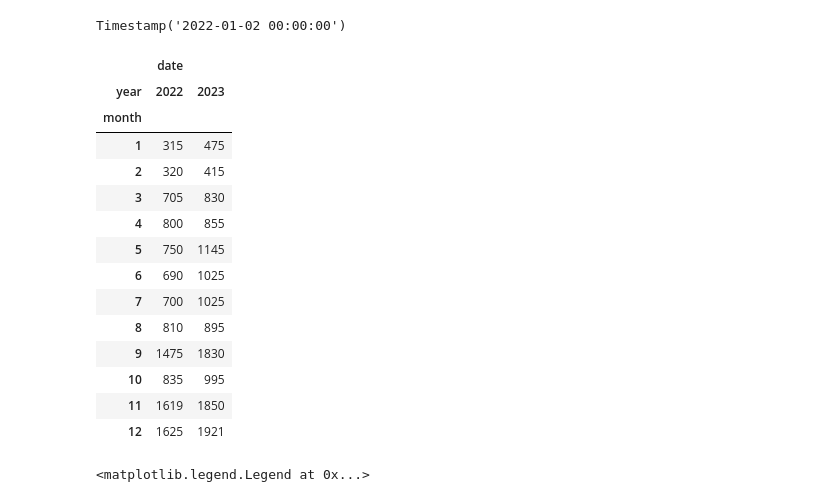
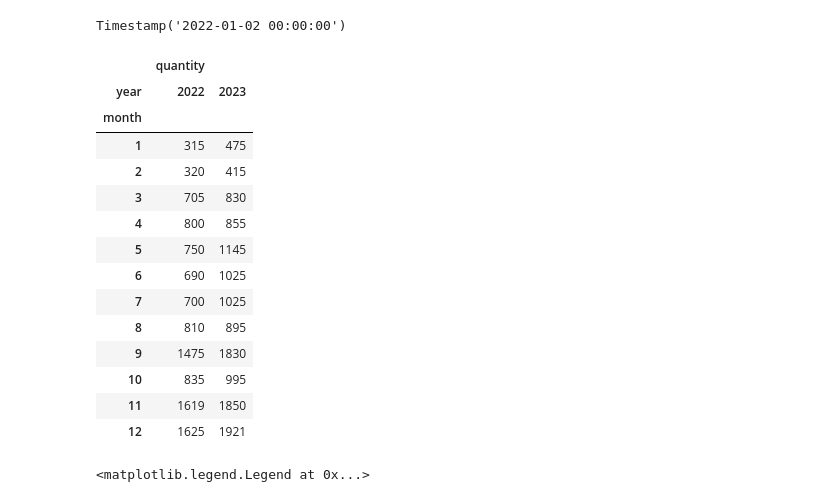
Before and after one commit to LeraBirulya/final_project, a Jupyter notebook: project_.ipynb, the cells around one changed output. Saved outputs shown, nothing was run; the diff lists cells and outputs as text; code cells hidden in the pictures.

```diff
--- a/project_.ipynb
+++ b/project_.ipynb
@@ -270,12 +270,12 @@ Timestamp('2022-01-02 00:00:00')
 # %%
 #создание сводной таблицы кол-ва проданных авто по месяцам
 df_pivot = df.pivot_table(index='month',
                columns='year',
                aggfunc={'date': 'count'},
-               fill_value=0)
+               fill_value=0).rename(columns = {'date' : 'quantity'})
 df_pivot
 # %% [output]
-|  | date |  |
+|  | quantity |  |
 | year | 2022 | 2023 |
 | month |  |  |
 | 1 | 315 | 475 |
```
Also changed, not shown: parts of 38 cells of this notebook, 3 other files.
